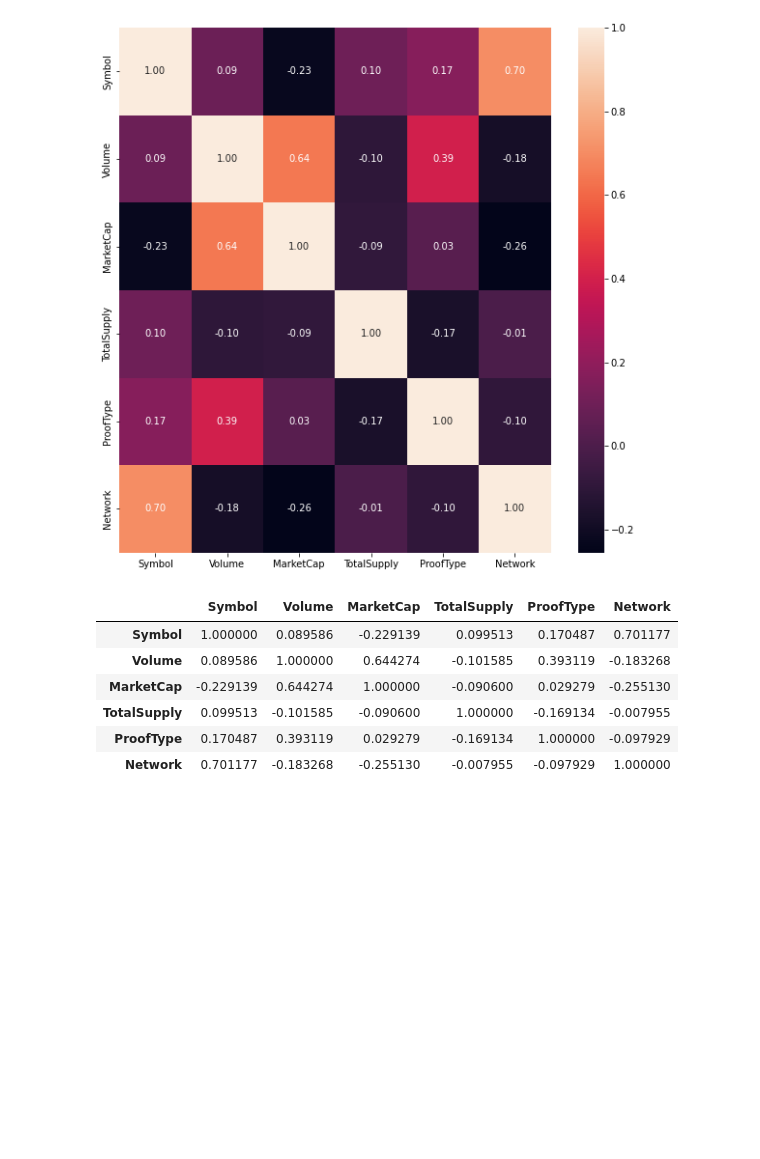
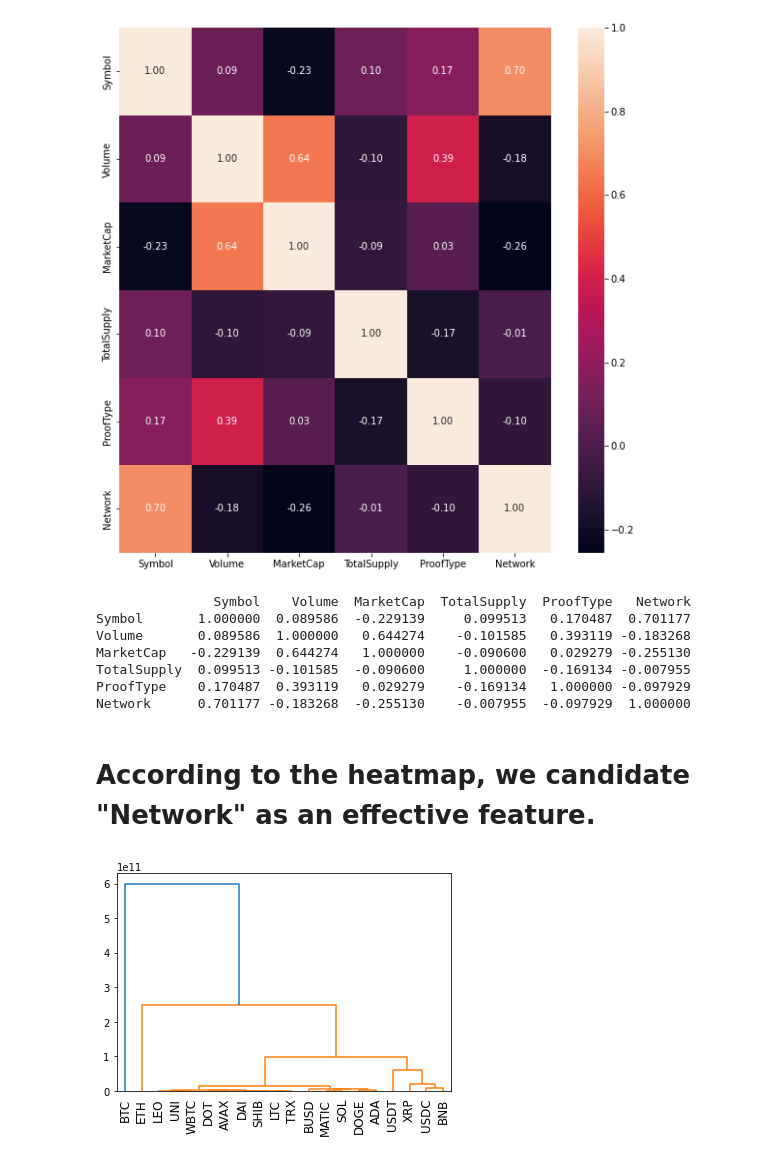
Before and after one commit to arian-rad/Quera-DataScience_bootcamp_Project1-Phase2, a Jupyter notebook: question2.ipynb, the cells around one changed output. Cells and saved outputs as stored; diff of their text form; code cells hidden in the pictures; blank space fills up the shorter version.

```diff
--- a/question2.ipynb
+++ b/question2.ipynb
@@ -145,12 +149,22 @@ plt.show()
 # %% [output]
 [figure]
 # %%
-corr_matrix
+print(corr_matrix)
 # %% [output]
-|  | Symbol | Volume | MarketCap | TotalSupply | ProofType | Network |
-| Symbol | 1.000000 | 0.089586 | -0.229139 | 0.099513 | 0.170487 | 0.701177 |
-| Volume | 0.089586 | 1.000000 | 0.644274 | -0.101585 | 0.393119 | -0.183268 |
-| MarketCap | -0.229139 | 0.644274 | 1.000000 | -0.090600 | 0.029279 | -0.255130 |
-| TotalSupply | 0.099513 | -0.101585 | -0.090600 | 1.000000 | -0.169134 | -0.007955 |
-| ProofType | 0.170487 | 0.393119 | 0.029279 | -0.169134 | 1.000000 | -0.097929 |
-| Network | 0.701177 | -0.183268 | -0.255130 | -0.007955 | -0.097929 | 1.000000 |
+               Symbol    Volume  MarketCap  TotalSupply  ProofType   Network
+Symbol       1.000000  0.089586  -0.229139     0.099513   0.170487  0.701177
+Volume       0.089586  1.000000   0.644274    -0.101585   0.393119 -0.183268
+MarketCap   -0.229139  0.644274   1.000000    -0.090600   0.029279 -0.255130
+TotalSupply  0.099513 -0.101585  -0.090600     1.000000  -0.169134 -0.007955
+ProofType    0.170487  0.393119   0.029279    -0.169134   1.000000 -0.097929
+Network      0.701177 -0.183268  -0.255130    -0.007955  -0.097929  1.000000
+# %% [markdown]
+# According to the heatmap, we candidate "Network" as an effective feature.
+# %%
+data['Network'] = le.fit_transform(data["Network"])
+f_df = data[["Volume", "MarketCap", "Network"]]
+final_res = shc.linkage(f_df, method='ward')
+shc.dendrogram(final_res, labels=data["Symbol"].values, leaf_rotation=90)
+plt.show()
+# %% [output]
+[figure, added]
```
Also changed, not shown: parts of 4 cells of this notebook.
